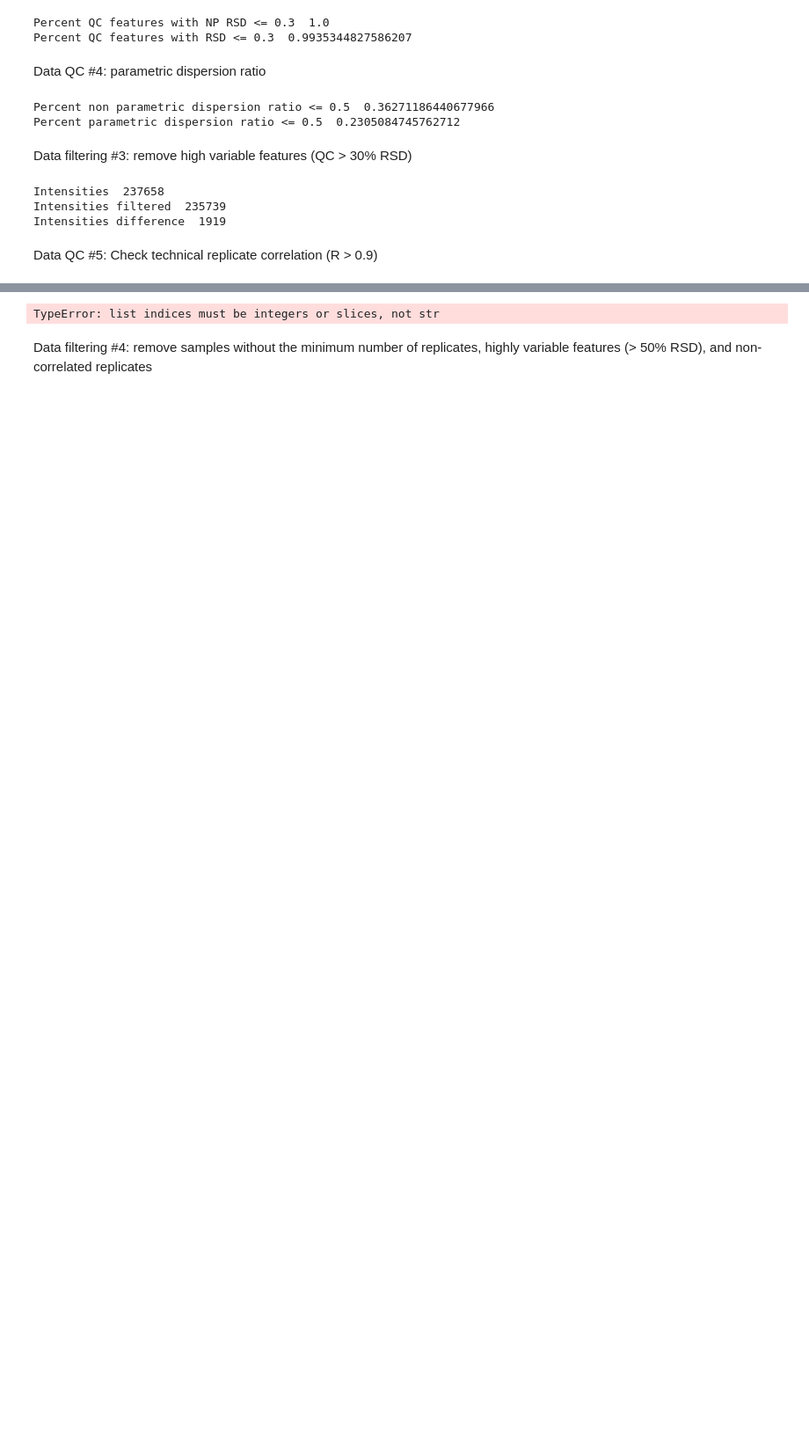
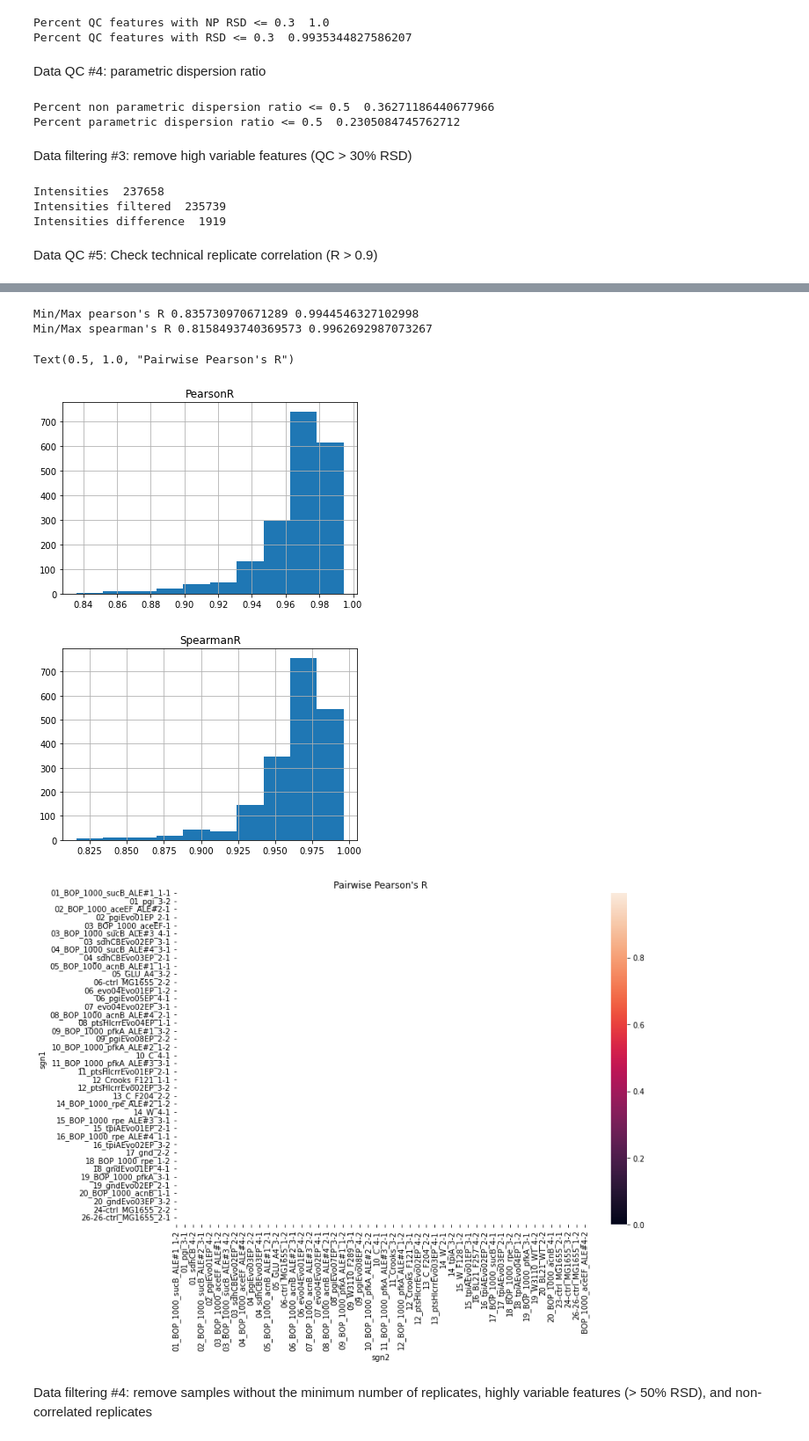
Before and after one commit to AutoFlowResearch/BFAIR, a Jupyter notebook: docs/examples/FIA_MS_MetEngNP_demo_notebook.ipynb, the cells around one changed output, grey strips where cells are left out. Shown at 88% size. Cells and saved outputs as stored; diff of their text form; code cells hidden in the pictures; blank space fills up the shorter version.

```diff
--- a/docs/examples/FIA_MS_MetEngNP_demo_notebook.ipynb
+++ b/docs/examples/FIA_MS_MetEngNP_demo_notebook.ipynb
@@ -928,19 +931,24 @@ pairwise_corr = sgn_reject = []
 # %%
 # Visualize the distribution of correlation coefficients
 print("Min/Max pearson's R", pairwise_corr["PearsonR"].min(), pairwise_corr["PearsonR"].max())
 print("Min/Max spearman's R", pairwise_corr["SpearmanR"].min(), pairwise_corr["SpearmanR"].max())
 pairwise_corr.hist("PearsonR")
 pairwise_corr.hist("SpearmanR")
 
 # Plot a matrix of correlation coefficients
 pairwise_corr_piv = pairwise_corr.pivot("sgn1", "sgn2", "PearsonR")
 pairwise_corr_piv.fillna(0, inplace=True)
 
-plt.figure(figsize=(16,12))
+plt.figure(figsize=(12,8))
 heat_map = sns.heatmap(pairwise_corr_piv, linewidth = 1, annot = False)
 plt.title("Pairwise Pearson's R")
 # %% [output]
-TypeError: list indices must be integers or slices, not str
+Min/Max pearson's R 0.835730970671289 0.9944546327102998
+Min/Max spearman's R 0.8158493740369573 0.9962692987073267
+Text(0.5, 1.0, "Pairwise Pearson's R")
+[figure, added]
+[figure, added]
+[figure, added]
 # %% [markdown]
 Data filtering #4: remove samples without the minimum number of replicates, highly variable features (> 50% RSD), and non-correlated replicates
 # %%
```
Also changed, not shown: parts of 14 cells of this notebook.
